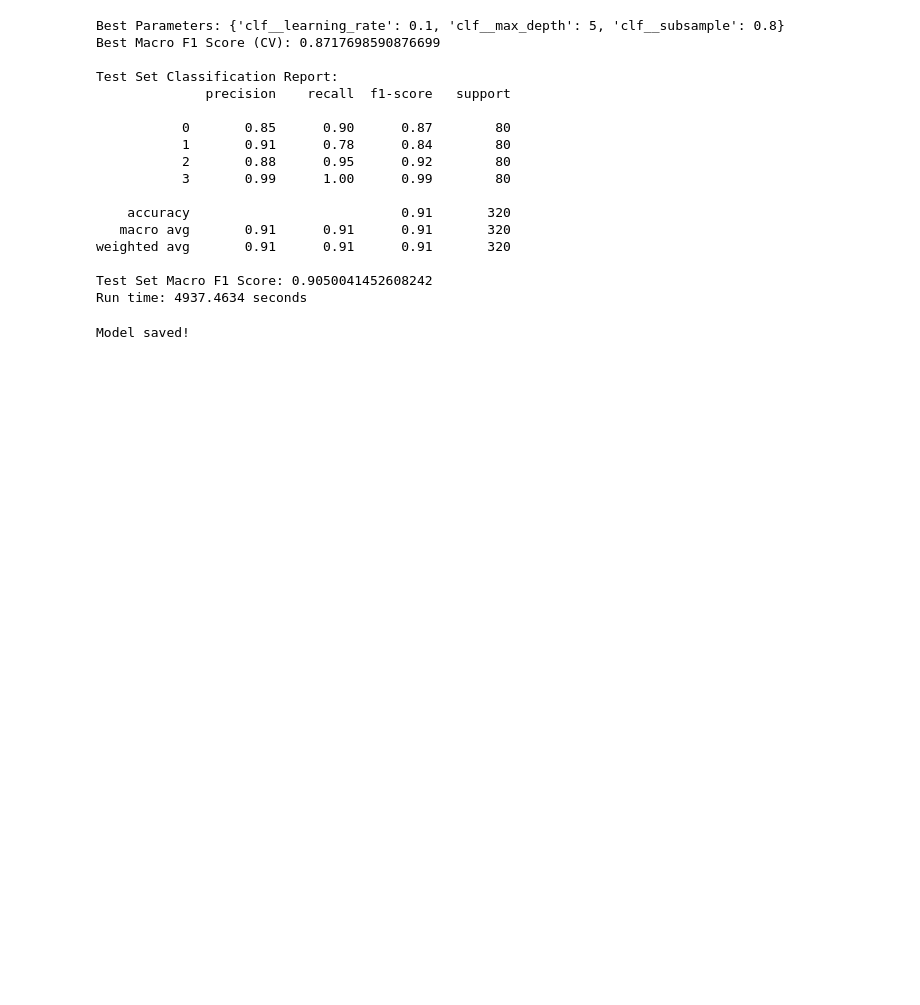
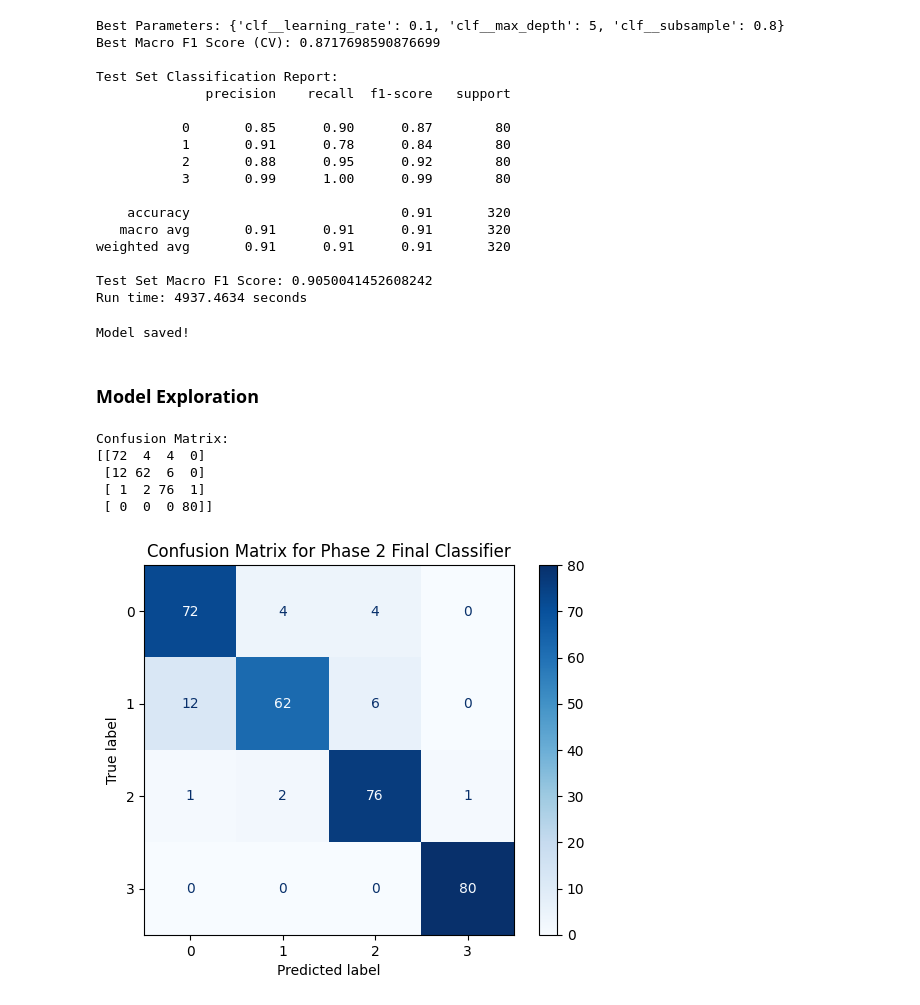
Before and after one commit to nuttymakes/TruthLens, a Jupyter notebook: TruthLens Modelling - Phase 2.ipynb, the cells around one changed output. Drawn from its saved outputs; the diff is of its cells as text; code cells hidden in the pictures; blank space fills up the shorter version.

Commit message:
Fixed confusion matrix bug

```diff
--- a/TruthLens Modelling - Phase 2.ipynb
+++ b/TruthLens Modelling - Phase 2.ipynb
@@ -575,3 +577,29 @@ joblib.dump(best_model, "phase_2_final_model_pipeline.pkl")
 print("Model saved!")
 # %% [output]
 Model saved!
+# %% [markdown]
+### Model Exploration
+# %%
+ #load the model
+loaded_model = joblib.load("phase_2_final_model_pipeline.pkl")
+#make predictions
+y_pred = best_model.predict(X_test)
+#generate confusion matrix
+cm = confusion_matrix(y_test, y_pred)
+#add class lables
+class_labels = np.unique(y_test)
+#print out confusion matrix
+print("Confusion Matrix:")
+print(cm)
+#display confusion matrix
+disp = ConfusionMatrixDisplay(confusion_matrix=cm, display_labels=class_labels)
+disp.plot(cmap=plt.cm.Blues)
+plt.title("Confusion Matrix for Phase 2 Final Classifier")
+plt.show()
+# %% [output]
+Confusion Matrix:
+[[72  4  4  0]
+ [12 62  6  0]
+ [ 1  2 76  1]
+ [ 0  0  0 80]]
+[figure, added]
```
Also changed, not shown: parts of 2 cells of this notebook.
